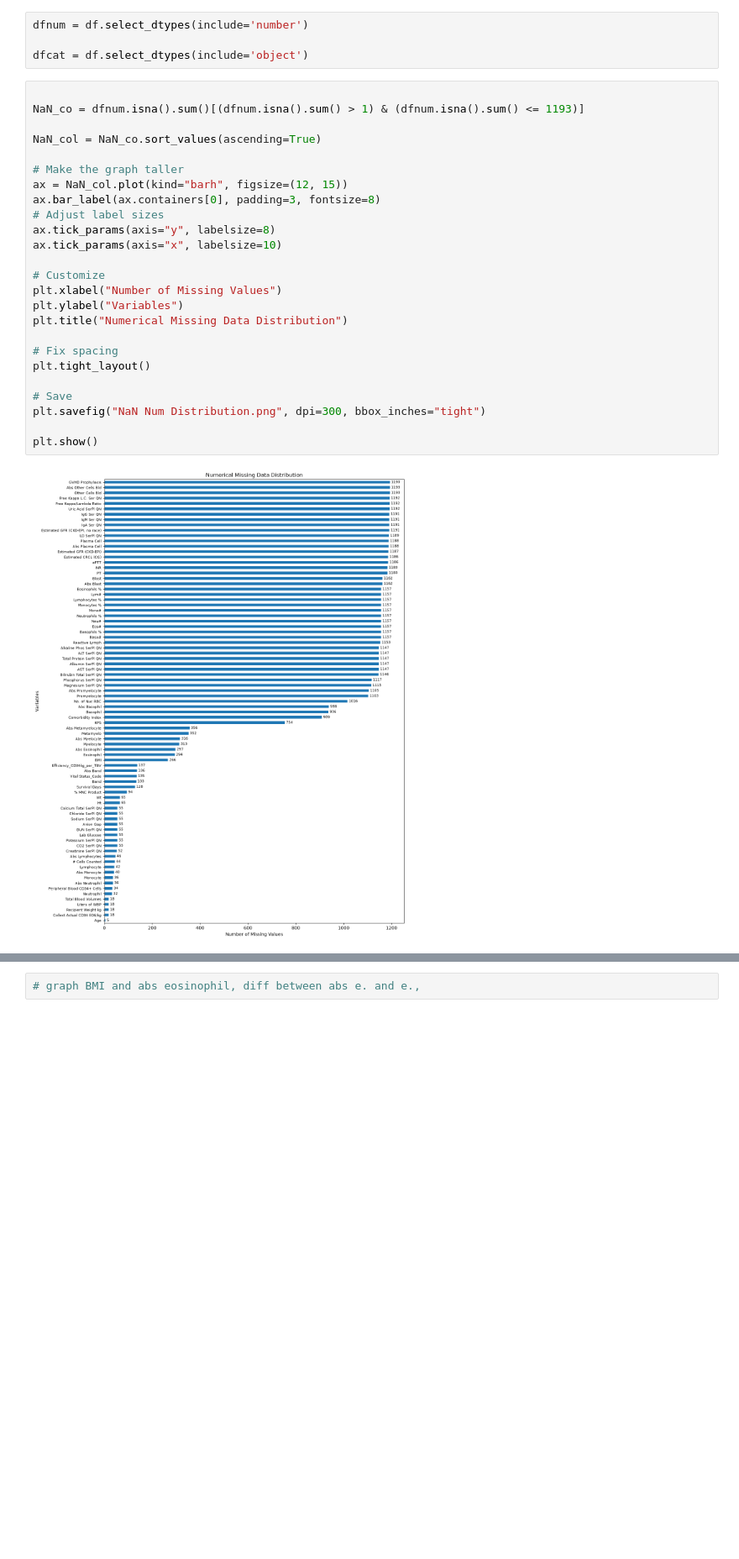
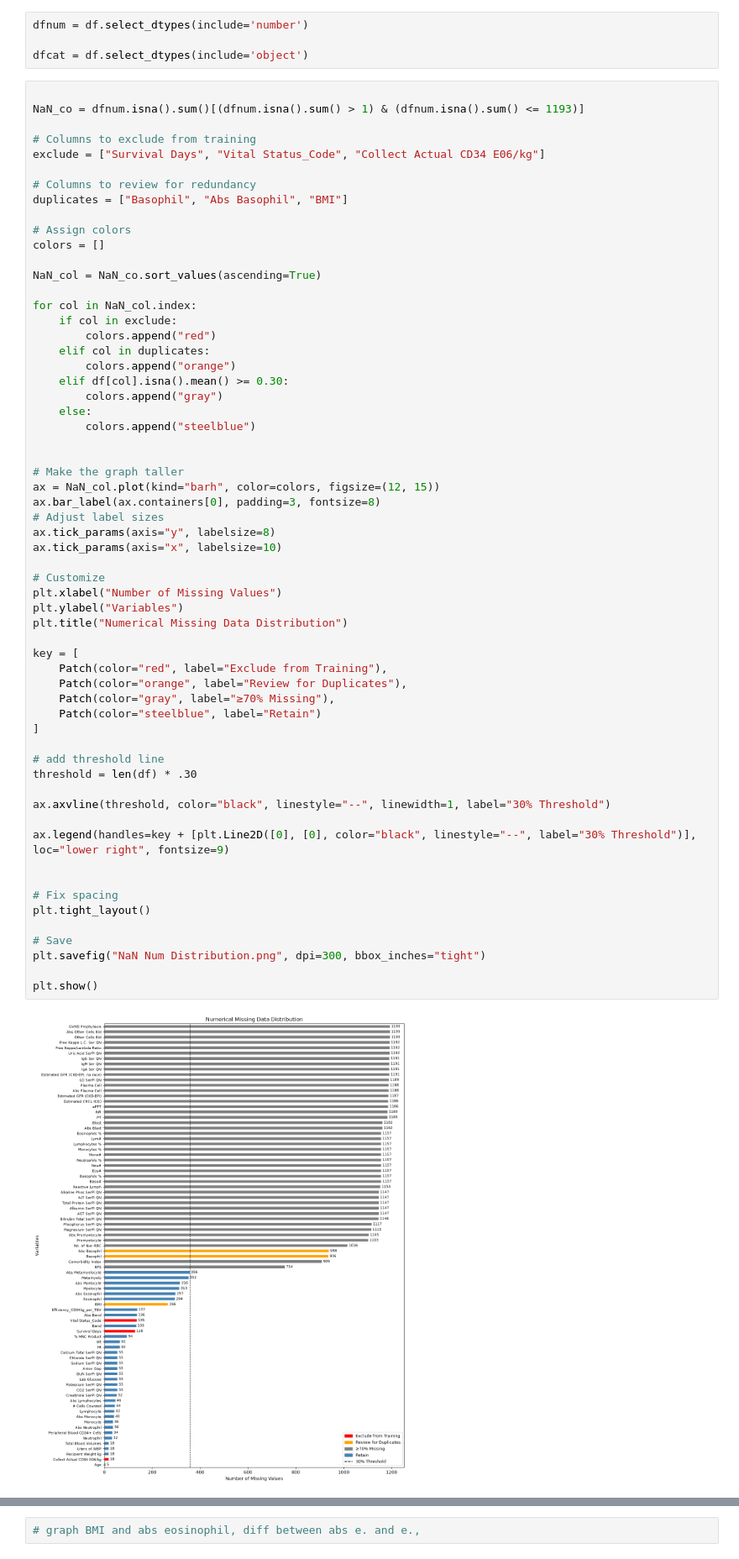
Before and after one commit to Graham-Richards/Pandas-Practice, a Jupyter notebook: Data_Analysis.ipynb, the cells around one changed output, grey strips where cells are left out. Shown at 84% size. Drawn from its saved outputs; the diff is of its cells as text; blank space fills up the shorter version.

```diff
--- a/Data_Analysis.ipynb
+++ b/Data_Analysis.ipynb
@@ -456,30 +458,65 @@ dfcat = df.select_dtypes(include='object')
 # %%
 
 NaN_co = dfnum.isna().sum()[(dfnum.isna().sum() > 1) & (dfnum.isna().sum() <= 1193)]
 
+# Columns to exclude from training
+exclude = ["Survival Days", "Vital Status_Code", "Collect Actual CD34 E06/kg"]
+
+# Columns to review for redundancy
+duplicates = ["Basophil", "Abs Basophil", "BMI"]
+
+# Assign colors
+colors = []
+
 NaN_col = NaN_co.sort_values(ascending=True)
 
+for col in NaN_col.index:
+    if col in exclude:
+        colors.append("red")
+    elif col in duplicates:
+        colors.append("orange")
+    elif df[col].isna().mean() >= 0.30:
+        colors.append("gray")
+    else:
+        colors.append("steelblue")
+
+
 # Make the graph taller
-ax = NaN_col.plot(kind="barh", figsize=(12, 15))
+ax = NaN_col.plot(kind="barh", color=colors, figsize=(12, 15))
 ax.bar_label(ax.containers[0], padding=3, fontsize=8)
 # Adjust label sizes
 ax.tick_params(axis="y", labelsize=8)
 ax.tick_params(axis="x", labelsize=10)
 
 # Customize
 plt.xlabel("Number of Missing Values")
 plt.ylabel("Variables")
 plt.title("Numerical Missing Data Distribution")
 
+key = [
+    Patch(color="red", label="Exclude from Training"),
+    Patch(color="orange", label="Review for Duplicates"),
+    Patch(color="gray", label="≥70% Missing"),
+    Patch(color="steelblue", label="Retain")
+]
+
+# add threshold line
+threshold = len(df) * .30
+
+ax.axvline(threshold, color="black", linestyle="--", linewidth=1, label="30% Threshold")
+
+ax.legend(handles=key + [plt.Line2D([0], [0], color="black", linestyle="--", label="30% Threshold")], loc="lower right", fontsize=9)
+
+
 # Fix spacing
 plt.tight_layout()
 
 # Save
 plt.savefig("NaN Num Distribution.png", dpi=300, bbox_inches="tight")
 
 plt.show()
 # %% [output]
-[figure, old version]
+[figure, new version]
 # %%
 
 NaN_co2 = dfcat.isna().sum()[(dfcat.isna().sum() > 1) & (dfcat.isna().sum() <= 1193)]
```
Also changed, not shown: parts of 6 cells of this notebook.
